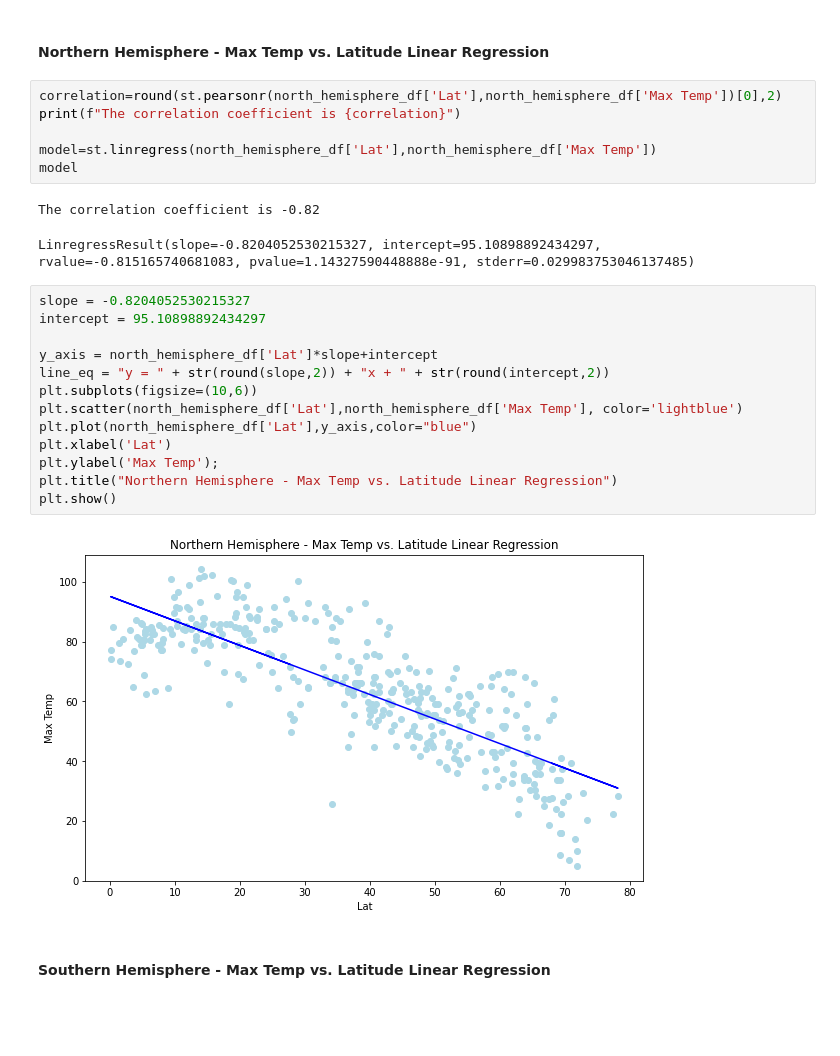
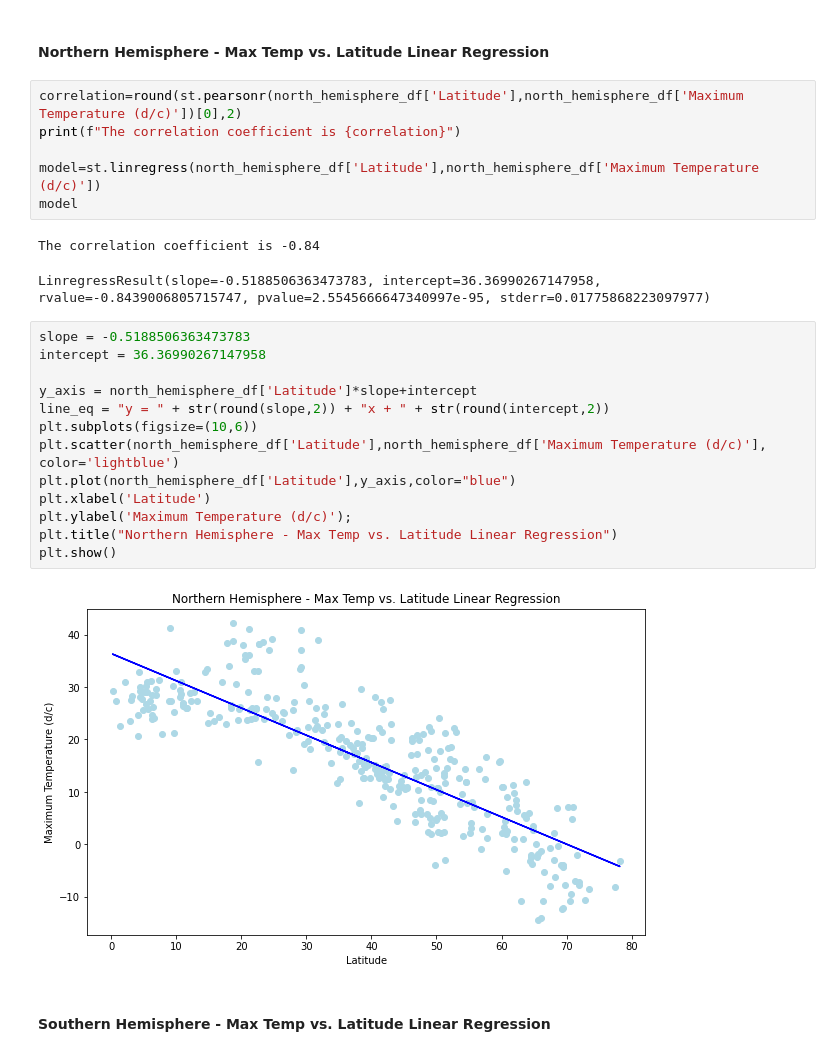
Before and after one commit to Carly-Jane/Python_API_Homework_Carly_Wieland, a Jupyter notebook: starter_code/WeatherPy.ipynb, the cells around one changed output. Cells and saved outputs as stored; diff of their text form; blank space fills up the shorter version.

```diff
--- a/starter_code/WeatherPy.ipynb
+++ b/starter_code/WeatherPy.ipynb
@@ -328,29 +324,29 @@ south_hemisphere_df
 # %% [markdown]
 ####  Northern Hemisphere - Max Temp vs. Latitude Linear Regression
 # %%
-correlation=round(st.pearsonr(north_hemisphere_df['Lat'],north_hemisphere_df['Max Temp'])[0],2)
+correlation=round(st.pearsonr(north_hemisphere_df['Latitude'],north_hemisphere_df['Maximum Temperature (d/c)'])[0],2)
 print(f"The correlation coefficient is {correlation}")
 
-model=st.linregress(north_hemisphere_df['Lat'],north_hemisphere_df['Max Temp'])
+model=st.linregress(north_hemisphere_df['Latitude'],north_hemisphere_df['Maximum Temperature (d/c)'])
 model
 # %% [output]
-The correlation coefficient is -0.82
+The correlation coefficient is -0.84
-LinregressResult(slope=-0.8204052530215327, intercept=95.10898892434297, rvalue=-0.815165740681083, pvalue=1.14327590448888e-91, stderr=0.029983753046137485)
+LinregressResult(slope=-0.5188506363473783, intercept=36.36990267147958, rvalue=-0.8439006805715747, pvalue=2.5545666647340997e-95, stderr=0.01775868223097977)
 # %%
-slope = -0.8204052530215327
-intercept = 95.10898892434297
+slope = -0.5188506363473783
+intercept = 36.36990267147958
 
-y_axis = north_hemisphere_df['Lat']*slope+intercept
+y_axis = north_hemisphere_df['Latitude']*slope+intercept
 line_eq = "y = " + str(round(slope,2)) + "x + " + str(round(intercept,2))
 plt.subplots(figsize=(10,6))
-plt.scatter(north_hemisphere_df['Lat'],north_hemisphere_df['Max Temp'], color='lightblue')
-plt.plot(north_hemisphere_df['Lat'],y_axis,color="blue")
-plt.xlabel('Lat')
-plt.ylabel('Max Temp');
+plt.scatter(north_hemisphere_df['Latitude'],north_hemisphere_df['Maximum Temperature (d/c)'], color='lightblue')
+plt.plot(north_hemisphere_df['Latitude'],y_axis,color="blue")
+plt.xlabel('Latitude')
+plt.ylabel('Maximum Temperature (d/c)');
 plt.title("Northern Hemisphere - Max Temp vs. Latitude Linear Regression")
 plt.show()
 # %% [output]
-[figure, old version]
+[figure, new version]
 # %% [markdown]
 ####  Southern Hemisphere - Max Temp vs. Latitude Linear Regression
 # %%
```
Also changed, not shown: parts of 18 cells of this notebook.
